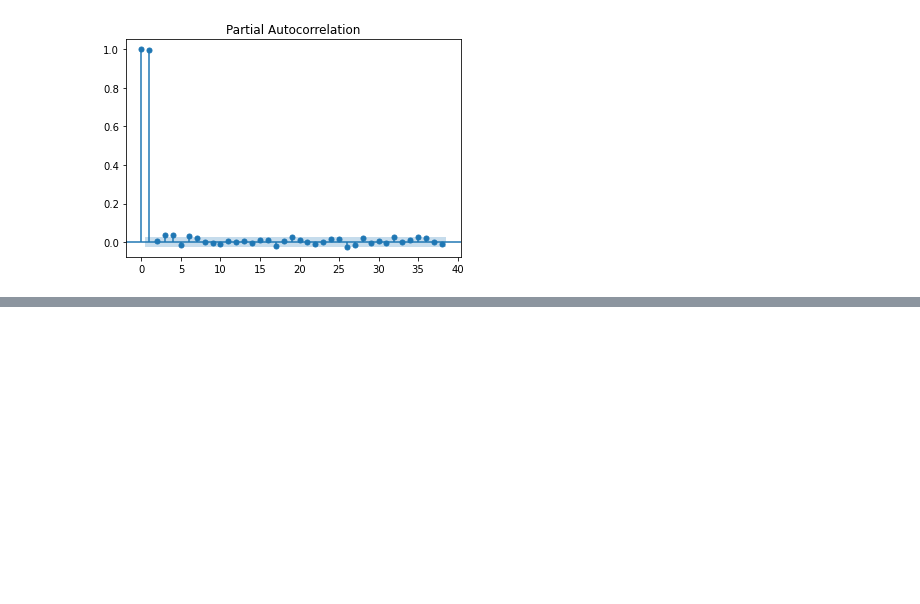
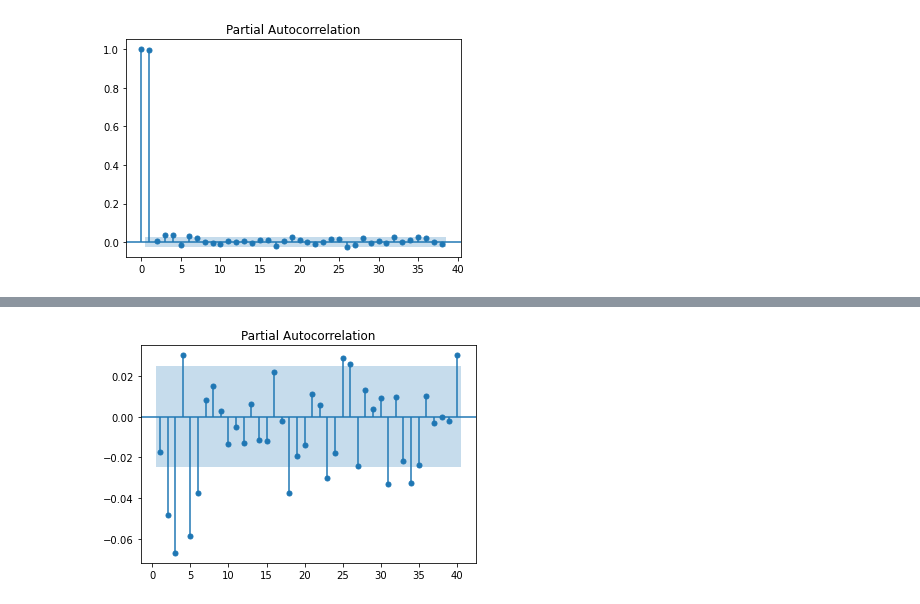
Before and after one commit to Menezes-Gus/Time_Series, a Jupyter notebook: Time_Series.ipynb, the cells around one changed output, grey strips where cells are left out. Drawn from its saved outputs; the diff is of its cells as text; code cells hidden in the pictures; blank space fills up the shorter version.

```diff
--- a/Time_Series.ipynb
+++ b/Time_Series.ipynb
@@ -669,0 +782,5 @@ Warnings:
+# %%
+sgt.plot_pacf(df['returns'], lags=40, zero=False, method='ols')
+plt.show()
+# %% [output]
+[figure, added]
```
Also changed, not shown: parts of 85 cells of this notebook, 7 other files.
